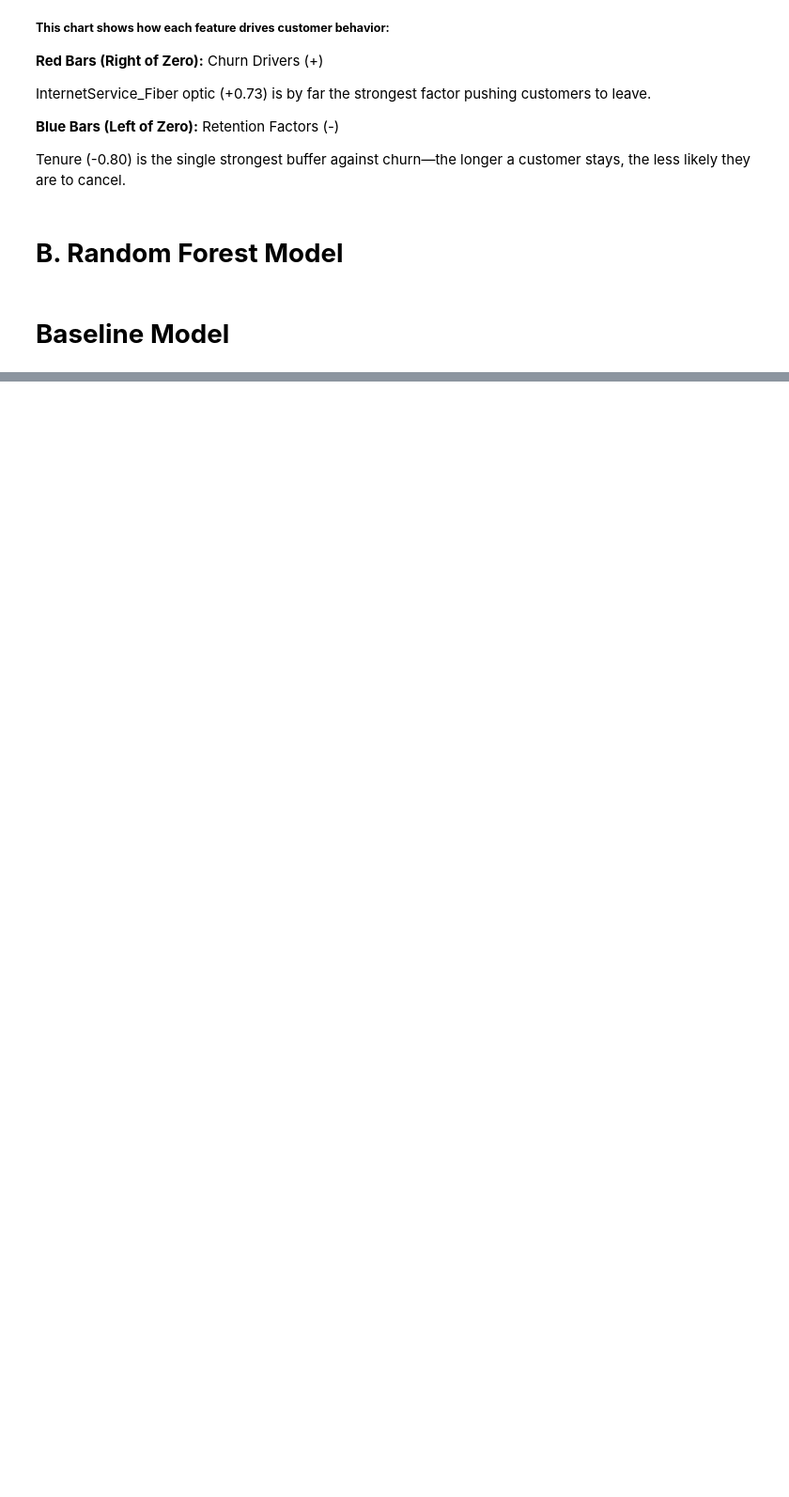
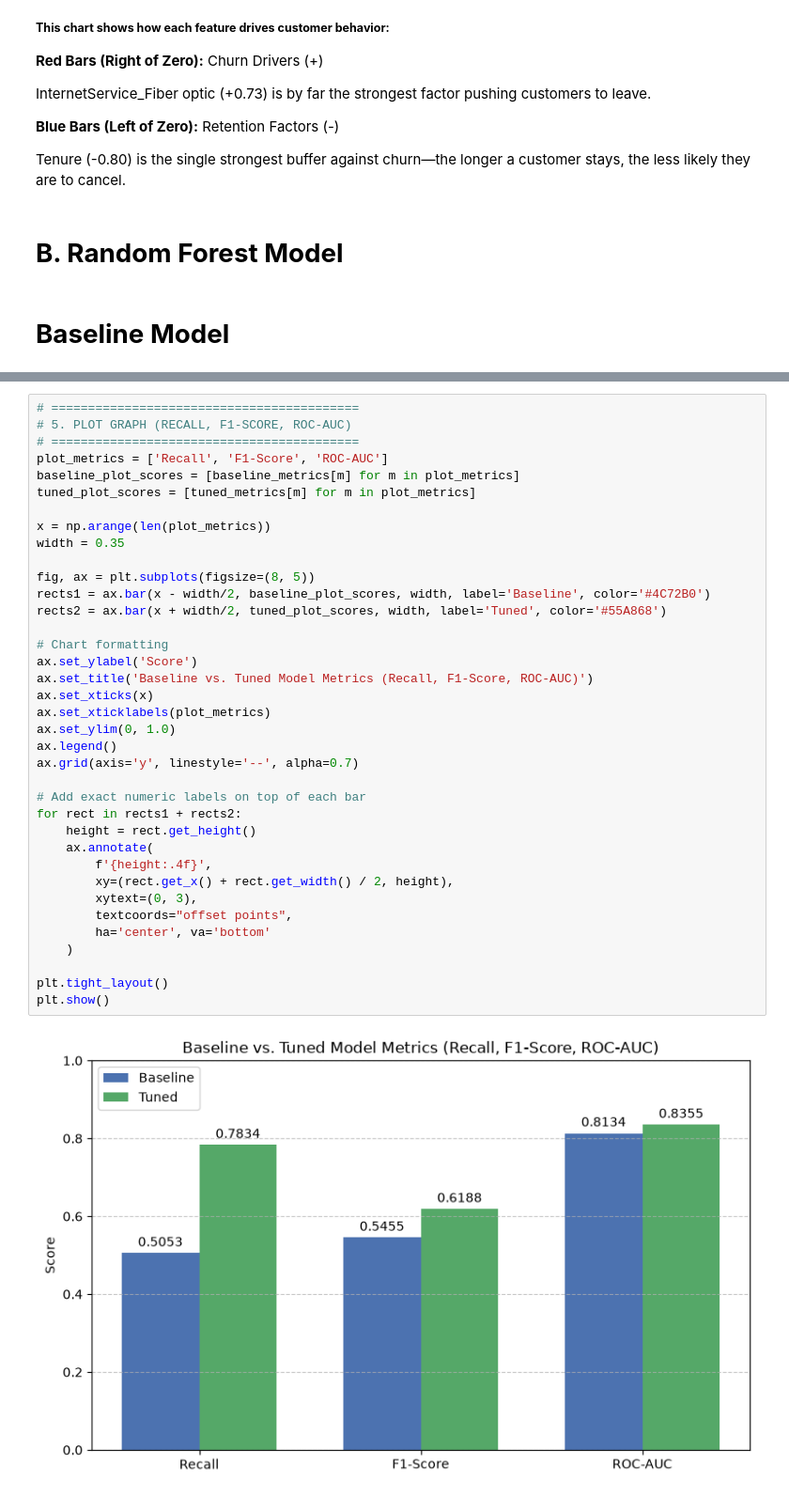
Before and after one commit to Joyy-cloud/TelecomChurning, a Jupyter notebook: 04_predictive_modelling.ipynb, the cells around one changed output, grey strips where cells are left out. Shown at 94% size. Cells and saved outputs as stored; diff of their text form; blank space fills up the shorter version.

```diff
--- a/04_predictive_modelling.ipynb
+++ b/04_predictive_modelling.ipynb
@@ -850,0 +793,39 @@ Baseline Random Forest    0.7761     0.5925  0.5053    0.5455   0.8134
+# %%
+# ==========================================
+# 5. PLOT GRAPH (RECALL, F1-SCORE, ROC-AUC)
+# ==========================================
+plot_metrics = ['Recall', 'F1-Score', 'ROC-AUC']
+baseline_plot_scores = [baseline_metrics[m] for m in plot_metrics]
+tuned_plot_scores = [tuned_metrics[m] for m in plot_metrics]
+
+x = np.arange(len(plot_metrics))
+width = 0.35
+
+fig, ax = plt.subplots(figsize=(8, 5))
+rects1 = ax.bar(x - width/2, baseline_plot_scores, width, label='Baseline', color='#4C72B0')
+rects2 = ax.bar(x + width/2, tuned_plot_scores, width, label='Tuned', color='#55A868')
+
+# Chart formatting
+ax.set_ylabel('Score')
+ax.set_title('Baseline vs. Tuned Model Metrics (Recall, F1-Score, ROC-AUC)')
+ax.set_xticks(x)
+ax.set_xticklabels(plot_metrics)
+ax.set_ylim(0, 1.0)
+ax.legend()
+ax.grid(axis='y', linestyle='--', alpha=0.7)
+
+# Add exact numeric labels on top of each bar
+for rect in rects1 + rects2:
+    height = rect.get_height()
+    ax.annotate(
+        f'{height:.4f}',
+        xy=(rect.get_x() + rect.get_width() / 2, height),
+        xytext=(0, 3),
+        textcoords="offset points",
+        ha='center', va='bottom'
+    )
+
+plt.tight_layout()
+plt.show()
+# %% [output]
+[figure, added]
```
Also changed, not shown: parts of 6 cells of this notebook.
